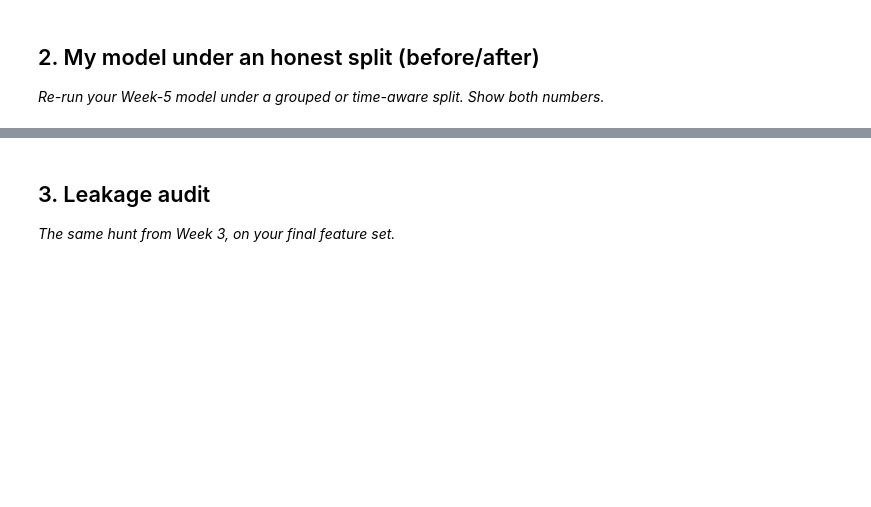
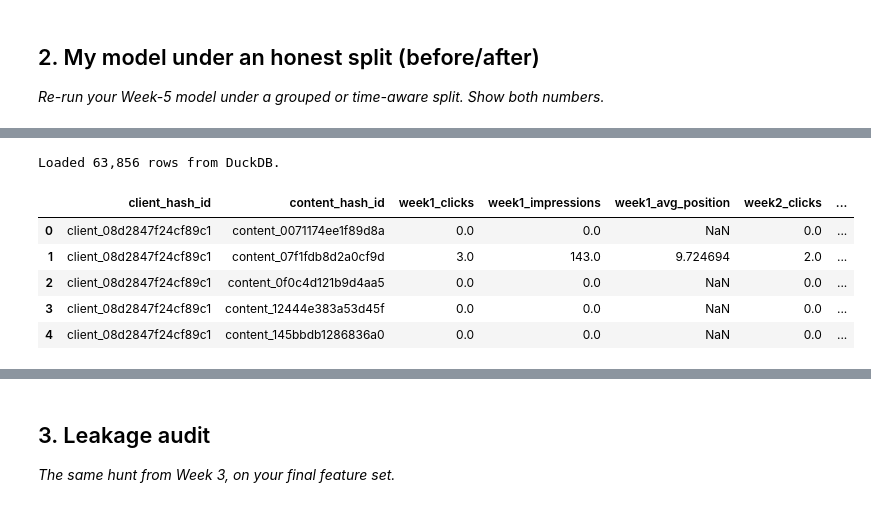
Before and after one commit to JasperOwen/flyrank-ml-internship, a Jupyter notebook: work/notebooks/w06_validation_audit.ipynb, the cells around one changed output, grey strips where cells are left out. Cells and saved outputs as stored; diff of their text form; code cells hidden in the pictures; blank space fills up the shorter version.

```diff
--- a/work/notebooks/w06_validation_audit.ipynb
+++ b/work/notebooks/w06_validation_audit.ipynb
@@ -22,0 +65,63 @@ This skeleton is yours to fill. Work the sections **in order** — each one has
+# %%
+page_performance_query = f"""
+SELECT
+    client_hash_id,
+    content_hash_id,
+
+    -- Week 1 (March 1-7) - Last Week
+    SUM(CASE WHEN report_date <= '2026-03-07' THEN gsc_clicks ELSE 0 END) AS week1_clicks,
+    SUM(CASE WHEN report_date <= '2026-03-07' THEN gsc_impressions ELSE 0 END) AS week1_impressions,
+    AVG(CASE WHEN report_date <= '2026-03-07' AND gsc_avg_position > 0 THEN gsc_avg_position ELSE NULL END) AS week1_avg_position,
+
+    -- Week 2 (March 8-15) - This Week
+    SUM(CASE WHEN report_date > '2026-03-07' AND report_date <= '2026-03-15' THEN gsc_clicks ELSE 0 END) AS week2_clicks,
+    SUM(CASE WHEN report_date > '2026-03-07' AND report_date <= '2026-03-15' THEN gsc_impressions ELSE 0 END) AS week2_impressions,
+    AVG(CASE WHEN report_date > '2026-03-07' AND report_date <= '2026-03-15' AND gsc_avg_position > 0 THEN gsc_avg_position ELSE NULL END) AS week2_avg_position,
+
+    -- Late March (March 16-31) - The Future Target Outcome
+    SUM(CASE WHEN report_date > '2026-03-15' THEN gsc_clicks ELSE 0 END) AS late_clicks,
+    SUM(CASE WHEN report_date > '2026-03-15' THEN gsc_impressions ELSE 0 END) AS late_impressions,
+    AVG(CASE WHEN report_date > '2026-03-15' AND gsc_avg_position > 0 THEN gsc_avg_position ELSE NULL END) AS late_avg_position
+
+FROM read_parquet('{file_path}')
+WHERE gsc_data_available IS TRUE
+  AND ga4_data_available IS TRUE
+GROUP BY client_hash_id, content_hash_id
+ORDER BY client_hash_id, content_hash_id
+"""
+
+df = con.sql(page_performance_query).df()
+print(f"Loaded {len(df):,} rows from DuckDB.")
+# %% [output]
+Loaded 63,856 rows from DuckDB.
+# %%
+def position_tier(pos):
+    if pd.isna(pos) or pos == 0:
+      return np.nan
+
+    if pos <= 3:
+        return 1
+    elif pos <= 10:
+        return 2
+    elif pos <= 20:
+        return 3
+    elif pos <= 50:
+        return 4
+    else:
+        return 5
+
+df["w1_tier"] = df["week1_avg_position"].apply(position_tier)
+df["w2_tier"] = df["week2_avg_position"].apply(position_tier)
+df["late_tier"] = df["late_avg_position"].apply(position_tier)
+
+# Historical tier change (Week 1 to Week 2, known by March 15th)
+df["historical_tier_change"] = df["w2_tier"] - df["w1_tier"]
+
+df.head()
+# %% [output]
+|  | client_hash_id | content_hash_id | week1_clicks | week1_impressions | week1_avg_position | week2_clicks | ... |
+| 0 | client_08d2847f24cf89c1 | content_0071174ee1f89d8a | 0.0 | 0.0 | NaN | 0.0 | ... |
+| 1 | client_08d2847f24cf89c1 | content_07f1fdb8d2a0cf9d | 3.0 | 143.0 | 9.724694 | 2.0 | ... |
+| 2 | client_08d2847f24cf89c1 | content_0f0c4d121b9d4aa5 | 0.0 | 0.0 | NaN | 0.0 | ... |
+| 3 | client_08d2847f24cf89c1 | content_12444e383a53d45f | 0.0 | 0.0 | NaN | 0.0 | ... |
+| 4 | client_08d2847f24cf89c1 | content_145bbdb1286836a0 | 0.0 | 0.0 | NaN | 0.0 | ... |
```
Also changed, not shown: parts of 20 cells of this notebook.
